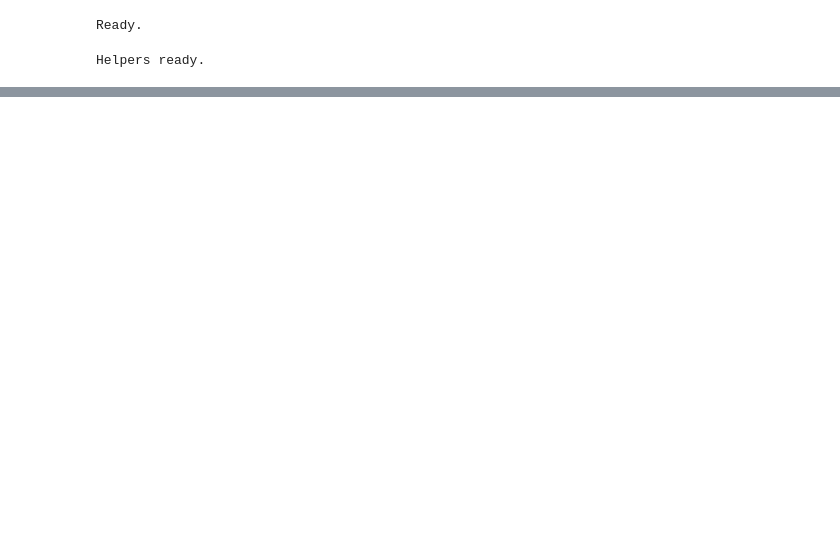
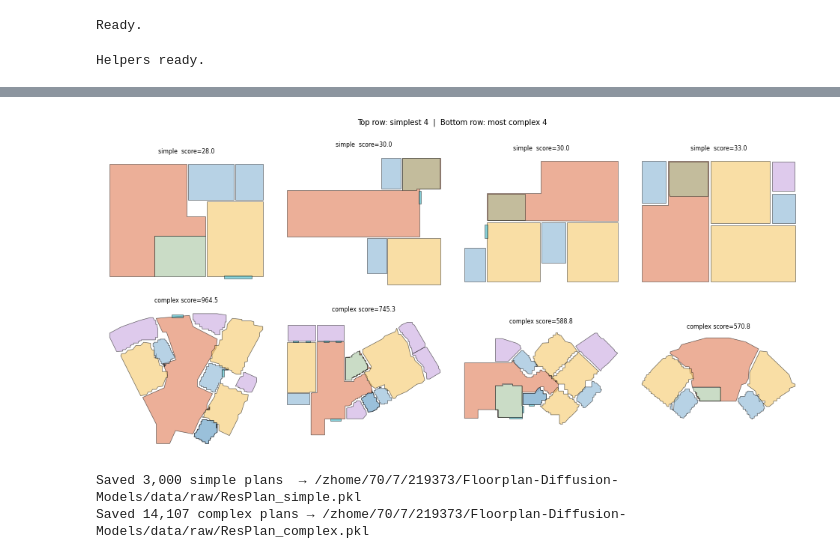
Before and after one commit to nickiliak/Floorplan-Diffusion-Models, a Jupyter notebook: notebooks/04_simplified_floorplans.ipynb, the cells around one changed output, grey strips where cells are left out. Saved outputs shown, nothing was run; the diff lists cells and outputs as text; code cells hidden in the pictures; blank space fills up the shorter version.

```diff
--- a/notebooks/04_simplified_floorplans.ipynb
+++ b/notebooks/04_simplified_floorplans.ipynb
@@ -104,0 +201,60 @@ def encoded_type_ints(house_array):
+# %%
+
+# ── Quick visual sanity check: 4 simple vs 4 complex plans ───────────────────
+
+from floorplan_diffusion.data.dataset import _simplify_polygon, ROOM_TYPE_TO_INT
+
+def render_raw_plan(plan, title, ax, max_corners=64):
+    """Render directly from raw Shapely geoms (no dataset overhead)."""
+    plan = _normalize_keys(plan.copy())
+    ax.set_title(title, fontsize=7)
+    ax.set_aspect("equal"); ax.axis("off")
+    colors = {"living":"#E07B54","bedroom":"#F5C96A","kitchen":"#A8C5A0",
+              "bathroom":"#88B4D4","balcony":"#C9A8E0","window":"#3CB4C4"}
+    for key, color in colors.items():
+        for poly in _polygons_from_geom(plan.get(key)):
+            poly = _simplify_polygon(poly, max_corners)
+            xs, ys = poly.exterior.xy
+            ax.fill(xs, ys, fc=color, ec="black", alpha=0.6, lw=0.6)
+
+N = 4
+fig, axes = plt.subplots(2, N, figsize=(N * 3, 6), dpi=80)
+fig.suptitle("Top row: simplest 4  |  Bottom row: most complex 4", fontsize=9)
+
+for col in range(N):
+    simple_idx,  s_score  = scores[col]
+    complex_idx, c_score  = scores[-(col + 1)]
+    render_raw_plan(raw_plans[simple_idx],  f"simple  score={s_score:.1f}", axes[0][col])
+    render_raw_plan(raw_plans[complex_idx], f"complex score={c_score:.1f}", axes[1][col])
+
+plt.tight_layout()
+plt.savefig("simple_vs_complex.png", dpi=80, bbox_inches="tight")
+plt.show()
+# %% [output]
+[figure, added]
+# %%
+
+# ── Save the two splits as separate pickle files ──────────────────────────────
+
+N_SIMPLE = 3000
+
+simple_indices  = {idx for idx, _ in scores[:N_SIMPLE]}
+complex_indices = {idx for idx, _ in scores[N_SIMPLE:]}
+
+simple_plans  = [raw_plans[i] for i in sorted(simple_indices)]
+complex_plans = [raw_plans[i] for i in sorted(complex_indices)]
+
+out_dir = PROJECT_ROOT / "data" / "raw"
+simple_path  = out_dir / "ResPlan_simple.pkl"
+complex_path = out_dir / "ResPlan_complex.pkl"
+
+with open(simple_path, "wb") as f:
+    pickle.dump(simple_plans, f)
+print(f"Saved {len(simple_plans):,} simple plans  → {simple_path}")
+
+with open(complex_path, "wb") as f:
+    pickle.dump(complex_plans, f)
+print(f"Saved {len(complex_plans):,} complex plans → {complex_path}")
+# %% [output]
+Saved 3,000 simple plans  → /zhome/70/7/219373/Floorplan-Diffusion-Models/data/raw/ResPlan_simple.pkl
+Saved 14,107 complex plans → /zhome/70/7/219373/Floorplan-Diffusion-Models/data/raw/ResPlan_complex.pkl
```
Also changed, not shown: parts of 2 cells of this notebook, 6 other files.
